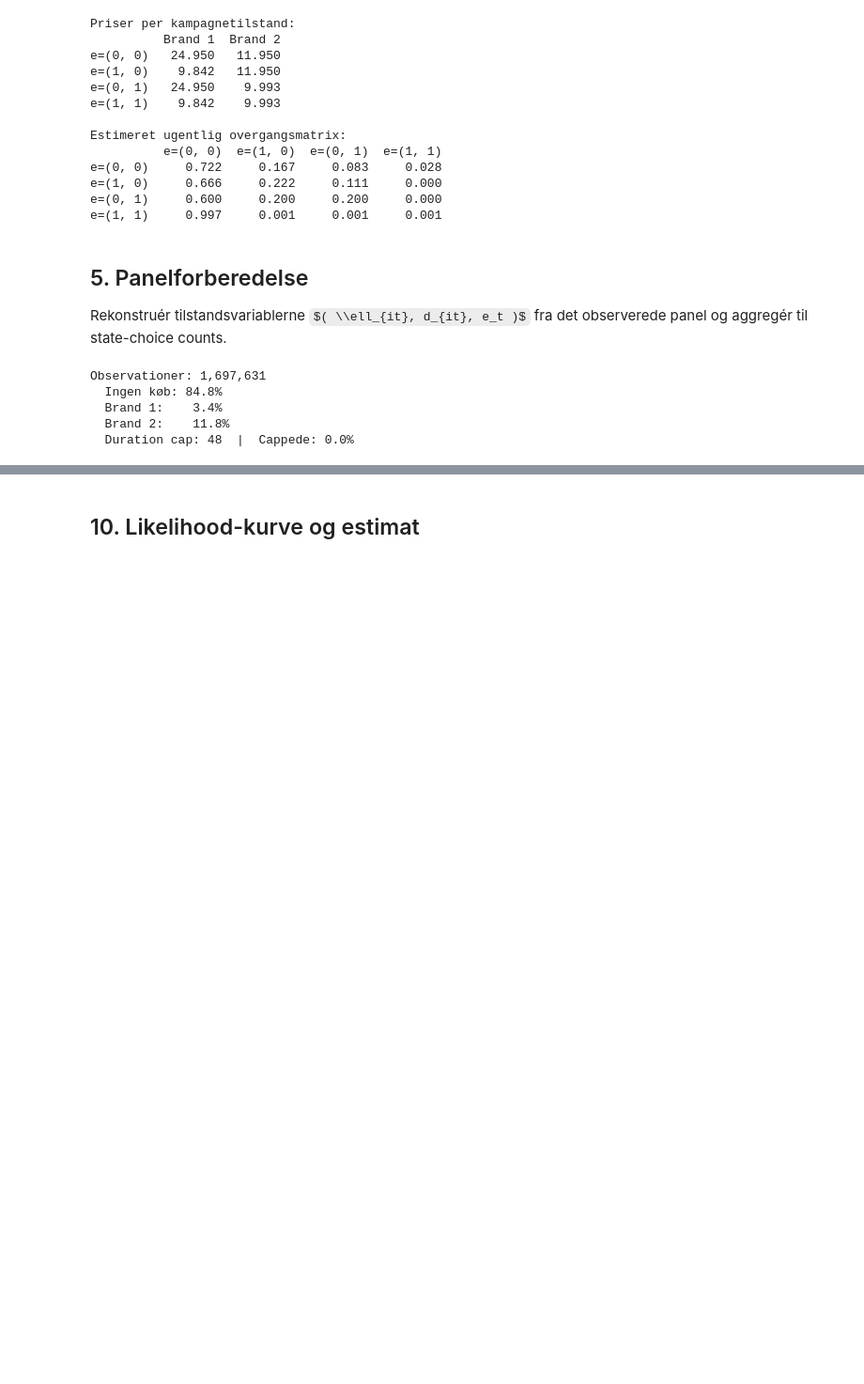
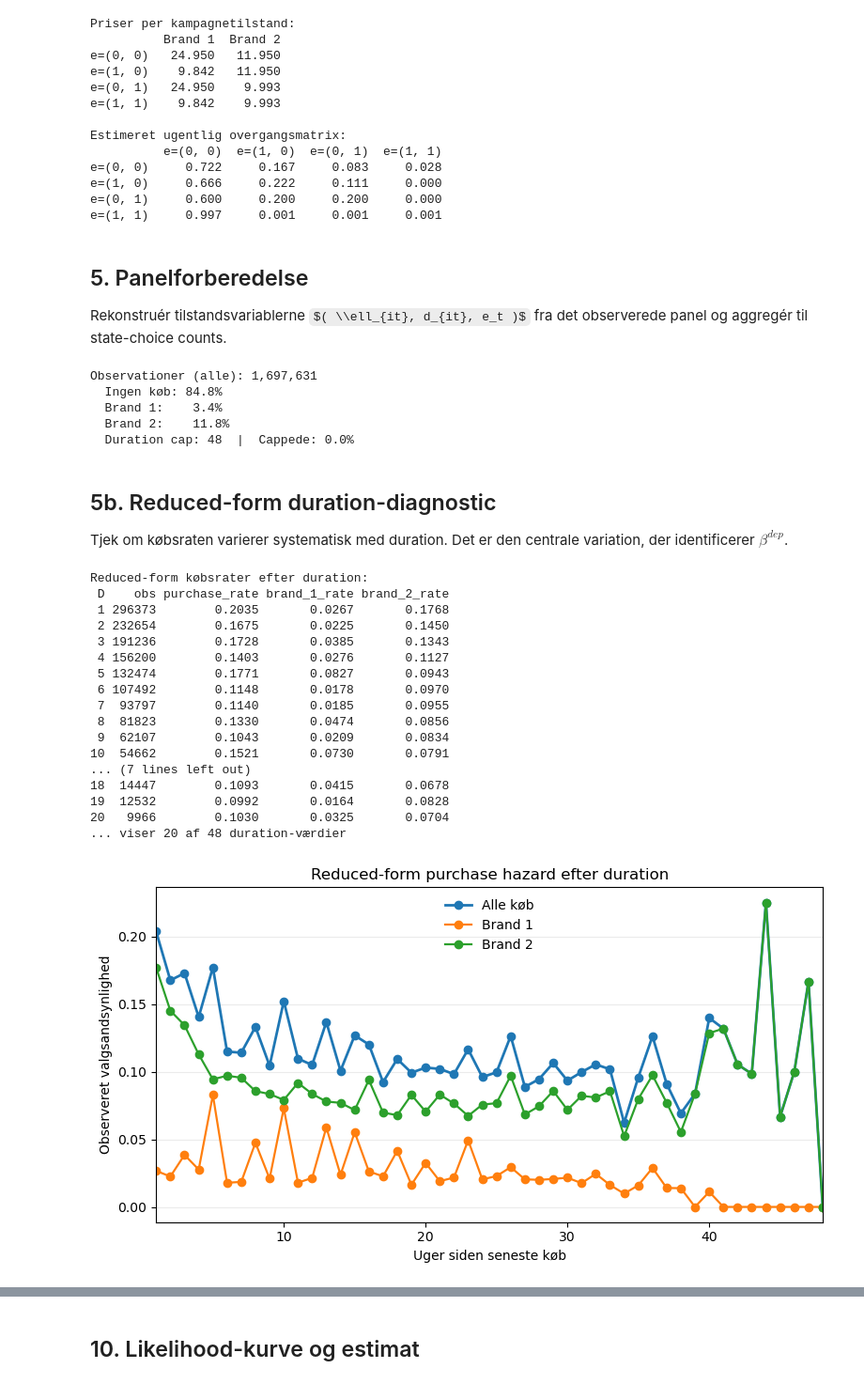
Before and after one commit to OEiberg/dp_ucph_oe, a Jupyter notebook: Term Paper OEJ x SRL/nfxp_empirical.ipynb, the cells around one changed output, grey strips where cells are left out. Shown at 94% size. Drawn from its saved outputs; the diff is of its cells as text; code cells hidden in the pictures; some formulas as TeX source; blank space fills up the shorter version.

```diff
--- a/Term Paper OEJ x SRL/nfxp_empirical.ipynb
+++ b/Term Paper OEJ x SRL/nfxp_empirical.ipynb
@@ -493,7 +495,7 @@ def prepare_panel(data: pd.DataFrame, d_max: int = D_MAX):
 
     usable["Y"]     = usable["choice"].astype(int)
     usable["L"]     = usable["pre_last_brand"].astype(int)
-    usable["D"]     = np.clip(usable["pre_dur_weeks"].to_numpy(dtype=float) - 1.0, 0, d_max).astype(int)
+    usable["D"]     = np.clip(usable["pre_dur_weeks"].to_numpy(dtype=float), 1, d_max).astype(int)
     usable["E_IDX"] = empirical_promo_idx(usable)
 
     counts = np.zeros((J, d_max + 1, N_PROMO, N_CHOICES), dtype=float)
@@ -510,17 +512,84 @@ panel_df, OBS_COUNTS = prepare_panel(netto_df)
 N_OBS = int(OBS_COUNTS.sum())
 
 choice_shares = OBS_COUNTS.sum(axis=(0, 1, 2)) / N_OBS
-print(f"Observationer: {N_OBS:,}")
+print(f"Observationer (alle): {N_OBS:,}")
 print(f"  Ingen køb: {choice_shares[0]:.1%}")
 for j in range(1, J + 1):
     print(f"  Brand {j}:    {choice_shares[j]:.1%}")
 print(f"  Duration cap: {D_MAX}  |  Cappede: {(panel_df['D'] == D_MAX).mean():.1%}")
 # %% [output]
-Observationer: 1,697,631
+Observationer (alle): 1,697,631
   Ingen køb: 84.8%
   Brand 1:    3.4%
   Brand 2:    11.8%
   Duration cap: 48  |  Cappede: 0.0%
+# %% [markdown]
+## 5b. Reduced-form duration-diagnostic
+
+Tjek om købsraten varierer systematisk med duration. Det er den centrale variation, der identificerer $\beta^{dep}$.
+# %%
+duration_summary = (
+    panel_df.assign(
+        purchase=(panel_df["Y"] > 0).astype(int),
+        brand_1=(panel_df["Y"] == 1).astype(int),
+        brand_2=(panel_df["Y"] == 2).astype(int),
+    )
+    .groupby("D")
+    .agg(
+        obs=("Y", "size"),
+        purchase_rate=("purchase", "mean"),
+        brand_1_rate=("brand_1", "mean"),
+        brand_2_rate=("brand_2", "mean"),
+    )
+    .reset_index()
+)
+
+print("Reduced-form købsrater efter duration:")
+print(
+    duration_summary.head(20).to_string(
+        index=False,
+        formatters={
+            "purchase_rate": lambda x: f"{x:.4f}",
+            "brand_1_rate": lambda x: f"{x:.4f}",
+            "brand_2_rate": lambda x: f"{x:.4f}",
+        },
+    )
+)
+if len(duration_summary) > 20:
+    print(f"... viser 20 af {len(duration_summary)} duration-værdier")
+
+fig, ax = plt.subplots(figsize=(8, 4.5))
+ax.plot(duration_summary["D"], duration_summary["purchase_rate"], marker="o", lw=2, label="Alle køb")
+ax.plot(duration_summary["D"], duration_summary["brand_1_rate"], marker="o", lw=1.6, label="Brand 1")
+ax.plot(duration_summary["D"], duration_summary["brand_2_rate"], marker="o", lw=1.6, label="Brand 2")
+ax.set_xlim(1, D_MAX)
+ax.set_xlabel("Uger siden seneste køb")
+ax.set_ylabel("Observeret valgsandsynlighed")
+ax.set_title(r"Reduced-form purchase hazard efter duration")
+ax.grid(axis="y", alpha=0.25)
+ax.legend(frameon=False)
+plt.tight_layout()
+plt.savefig("nfxp_empirical_duration_hazard.pdf", bbox_inches="tight")
+plt.show()
+# %% [output]
+Reduced-form købsrater efter duration:
+ D    obs purchase_rate brand_1_rate brand_2_rate
+ 1 296373        0.2035       0.0267       0.1768
+ 2 232654        0.1675       0.0225       0.1450
+ 3 191236        0.1728       0.0385       0.1343
+ 4 156200        0.1403       0.0276       0.1127
+ 5 132474        0.1771       0.0827       0.0943
+ 6 107492        0.1148       0.0178       0.0970
+ 7  93797        0.1140       0.0185       0.0955
+ 8  81823        0.1330       0.0474       0.0856
+ 9  62107        0.1043       0.0209       0.0834
+10  54662        0.1521       0.0730       0.0791
+... (7 lines left out)
+18  14447        0.1093       0.0415       0.0678
+19  12532        0.0992       0.0164       0.0828
+20   9966        0.1030       0.0325       0.0704
+... viser 20 af 48 duration-værdier
+[figure, added]
 # %% [markdown]
 ## 6. Vectoriseret empirisk VFI og CCPs
 
```
Also changed, not shown: parts of 11 cells of this notebook, 6 other files.
